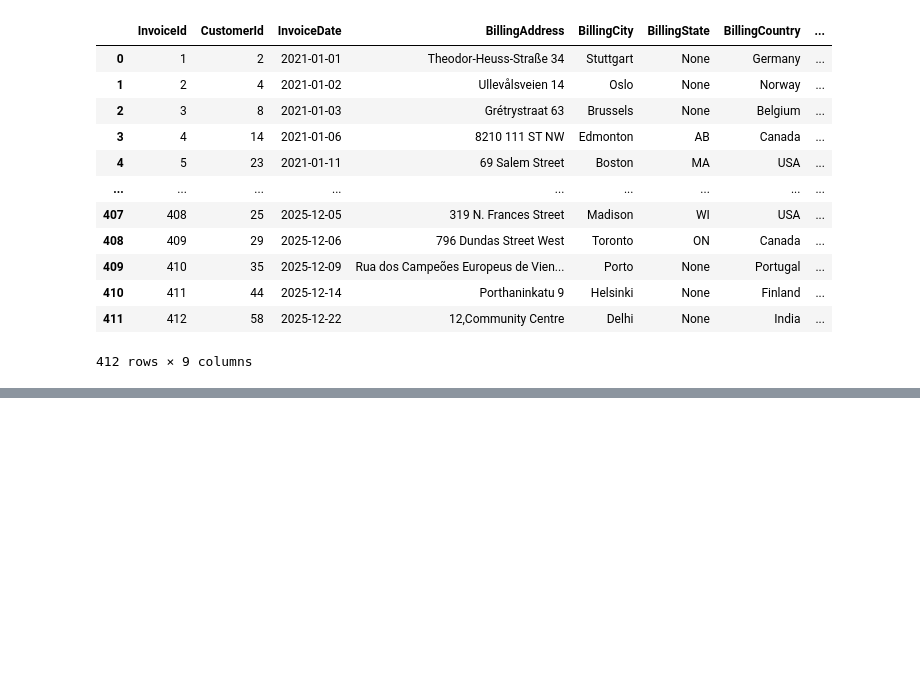
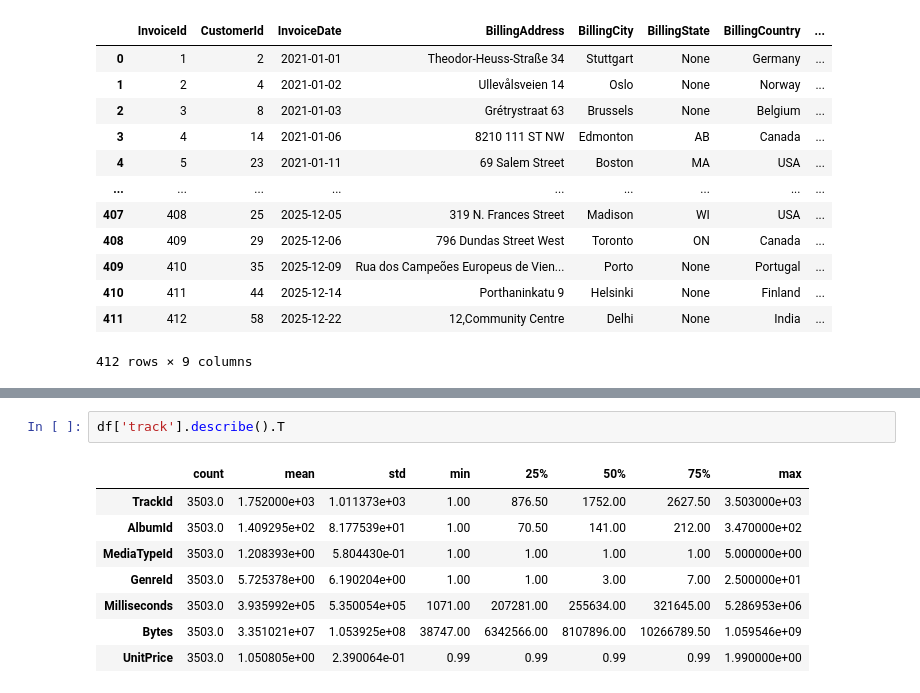
Before and after one commit to Mostafa2rz1/Chinook, a Jupyter notebook: 2.EDA/EDA.ipynb, the cells around one changed output, grey strips where cells are left out. Cells and saved outputs as stored; diff of their text form; blank space fills up the shorter version.

```diff
--- a/2.EDA/EDA.ipynb
+++ b/2.EDA/EDA.ipynb
@@ -49,0 +88,11 @@ df['invoice']
+# %%
+df['track'].describe().T
+# %% [output]
+|  | count | mean | std | min | 25% | 50% | 75% | max |
+| TrackId | 3503.0 | 1.752000e+03 | 1.011373e+03 | 1.00 | 876.50 | 1752.00 | 2627.50 | 3.503000e+03 |
+| AlbumId | 3503.0 | 1.409295e+02 | 8.177539e+01 | 1.00 | 70.50 | 141.00 | 212.00 | 3.470000e+02 |
+| MediaTypeId | 3503.0 | 1.208393e+00 | 5.804430e-01 | 1.00 | 1.00 | 1.00 | 1.00 | 5.000000e+00 |
+| GenreId | 3503.0 | 5.725378e+00 | 6.190204e+00 | 1.00 | 1.00 | 3.00 | 7.00 | 2.500000e+01 |
+| Milliseconds | 3503.0 | 3.935992e+05 | 5.350054e+05 | 1071.00 | 207281.00 | 255634.00 | 321645.00 | 5.286953e+06 |
+| Bytes | 3503.0 | 3.351021e+07 | 1.053925e+08 | 38747.00 | 6342566.00 | 8107896.00 | 10266789.50 | 1.059546e+09 |
+| UnitPrice | 3503.0 | 1.050805e+00 | 2.390064e-01 | 0.99 | 0.99 | 0.99 | 0.99 | 1.990000e+00 |
```
Also changed, not shown: parts of 34 cells of this notebook.
